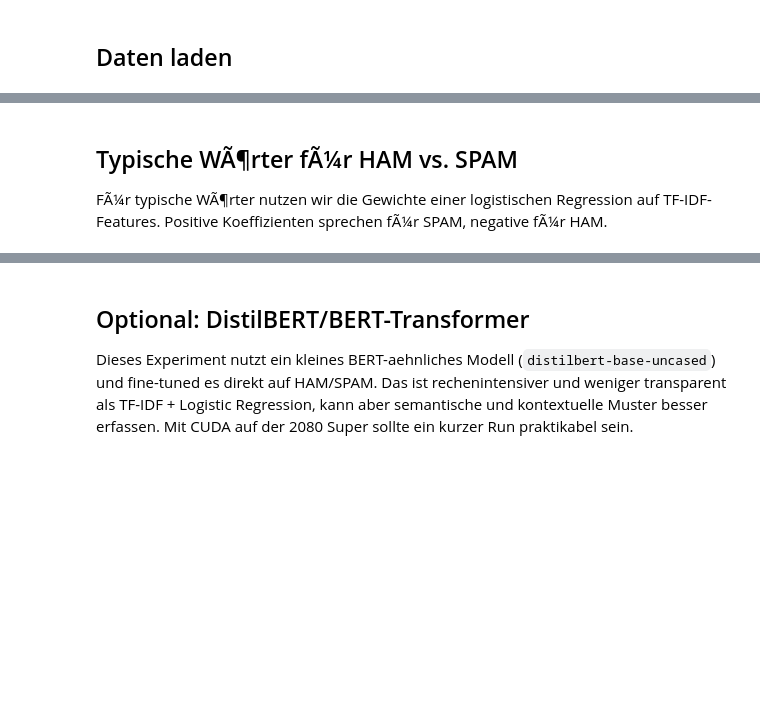
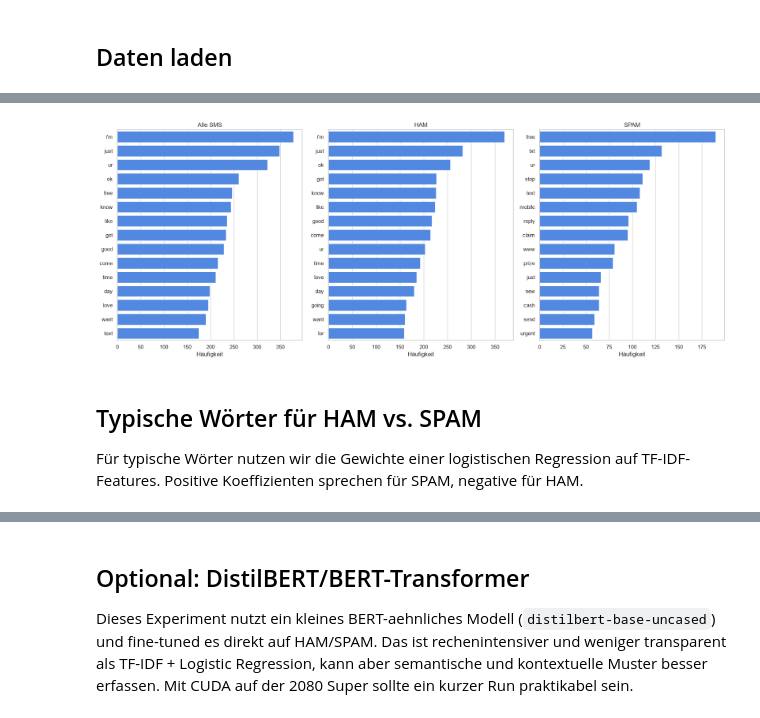
Before and after one commit to derZeiner/a1-bewerbung, a Jupyter notebook: 04_1_classic_ml.ipynb, the cells around one changed output, grey strips where cells are left out. Drawn from its saved outputs; the diff is of its cells as text; code cells hidden in the pictures; blank space fills up the shorter version.

```diff
--- a/04_1_classic_ml.ipynb
+++ b/04_1_classic_ml.ipynb
@@ -70,15 +145,17 @@ display(top_spam)
 # %%
 fig, axes = plt.subplots(1, 3, figsize=(18, 7))
 for ax, data, title in zip(axes, [top_all, top_ham, top_spam], ["Alle SMS", "HAM", "SPAM"]):
     sns.barplot(data=data.head(15), y="term", x="count", ax=ax, color="#3b82f6")
     ax.set_title(title)
-    ax.set_xlabel("HÃ¤ufigkeit")
+    ax.set_xlabel("Häufigkeit")
     ax.set_ylabel("")
 plt.tight_layout()
+# %% [output]
+[figure, added]
 # %% [markdown]
-## Typische WÃ¶rter fÃ¼r HAM vs. SPAM
+## Typische Wörter für HAM vs. SPAM
 
-FÃ¼r typische WÃ¶rter nutzen wir die Gewichte einer logistischen Regression auf TF-IDF-Features. Positive Koeffizienten sprechen fÃ¼r SPAM, negative fÃ¼r HAM.
+Für typische Wörter nutzen wir die Gewichte einer logistischen Regression auf TF-IDF-Features. Positive Koeffizienten sprechen für SPAM, negative für HAM.
 # %%
 interpretability_pipeline = Pipeline(
     steps=[
```
Also changed, not shown: parts of 19 cells of this notebook, 5 other files.
